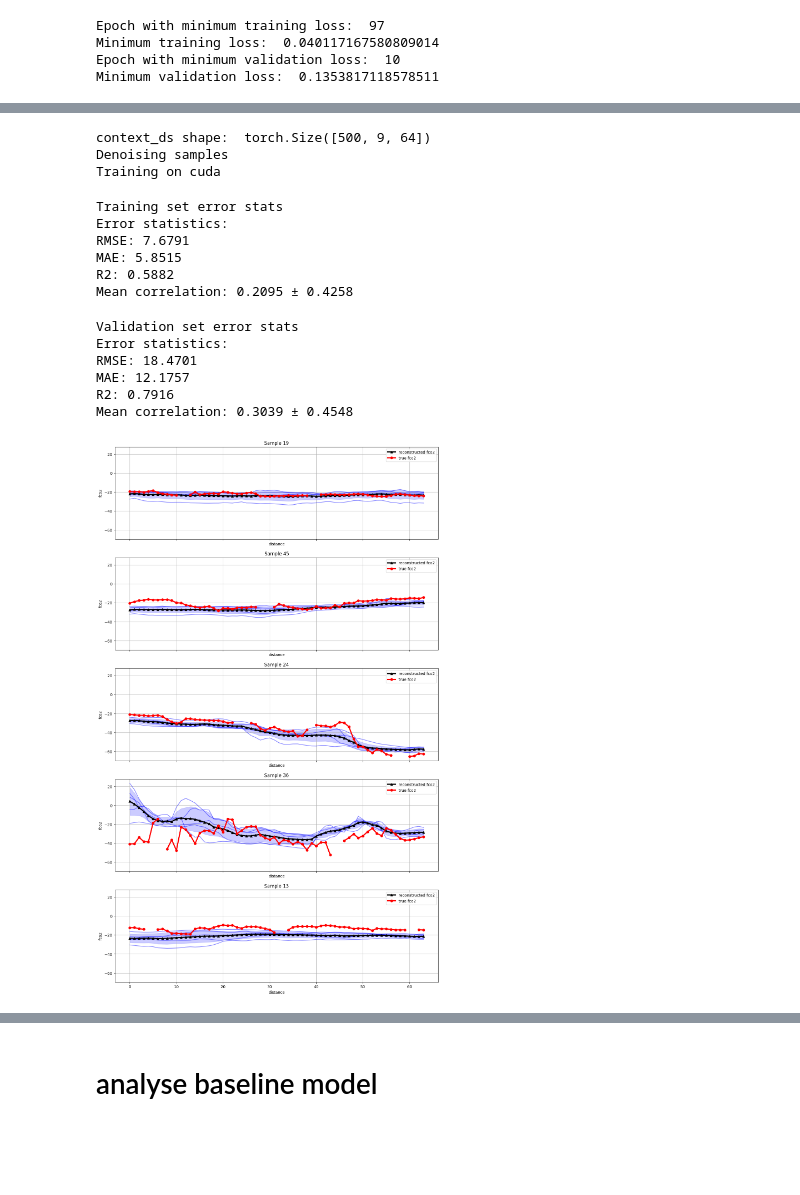
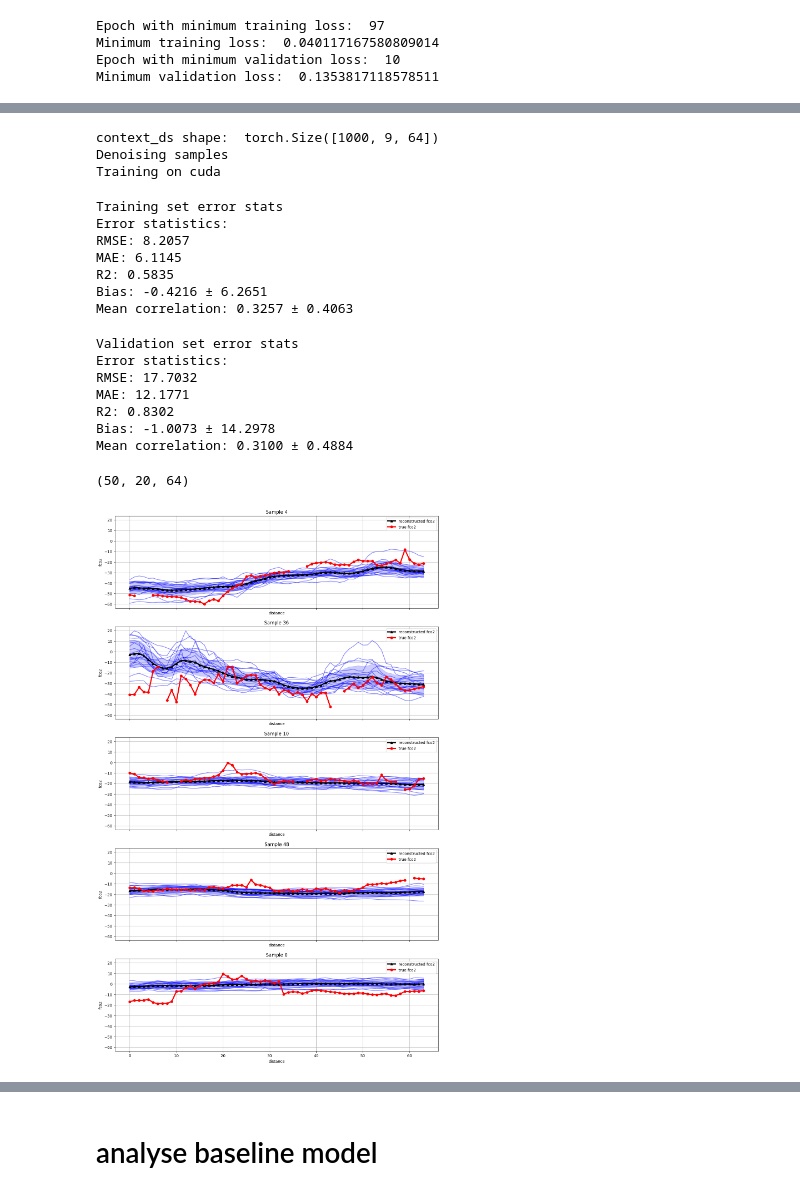
Before and after one commit to ebrusoni/fco2diffusion, a Jupyter notebook: training/loss_analysis.ipynb, the cells around one changed output, grey strips where cells are left out. Saved outputs shown, nothing was run; the diff lists cells and outputs as text; code cells hidden in the pictures; blank space fills up the shorter version.

Commit message:
removed normalization in error stats funtion

```diff
--- a/training/loss_analysis.ipynb
+++ b/training/loss_analysis.ipynb
@@ -42,7 +57,8 @@ from fco2models.utraining import prepare_segment_ds, normalize_dss, get_stats
 predictors = params['predictors']
 train_ds, val_ds = prepare_segment_ds([train_df, val_df], predictors)
 train_stats = get_stats(train_ds)
-train_ds, val_ds = normalize_dss([train_ds, val_ds], train_stats, params['mode'], ignore=[7,8,9])
+np.random.shuffle(val_ds)
+train_ds_norm, val_ds_norm = normalize_dss([train_ds.copy(), val_ds.copy()], train_stats, params['mode'], ignore=[7,8,9])
 stats = {'train_means': train_stats['means'],
          'train_stds': train_stats['stds'],
          'train_mins': train_stats['mins'],
@@ -97,8 +111,8 @@ assert np.allclose(train_stats['mins'], params['train_mins'])
 assert np.allclose(train_stats['means'], params['train_means'])
 assert np.allclose(train_stats['stds'], params['train_stds'])
 # %%
-n_rec = 5
-n_samples = 1000
+n_rec = 20
+n_samples = 50
 # %%
 from fco2models.utraining import full_denoise
 from torch.utils.data import Dataset, DataLoader
@@ -127,5 +141,5 @@ np.nanmean(val_samples_norm, axis=(0,2)),np.nanmean(val_ds[:, 0:1, :], axis=(0,2
 # %%
-train_context = train_ds[:n_samples, 1:, :]
+train_context = train_ds_norm[:n_samples, 1:, :]
 train_context_ds = torch.from_numpy(np.repeat(train_context, n_rec, axis=0)).float()
 print("context_ds shape: ", train_context_ds.shape)
 train_context_loader = DataLoader(train_context_ds, batch_size=128, shuffle=False)
@@ -135,55 +149,69 @@ with torch.no_grad():
     print("Denoising samples")
     train_samples_norm = full_denoise(model, noise_scheduler, train_context_loader, jump=20)
 # %% [output]
-context_ds shape:  torch.Size([500, 9, 64])
+context_ds shape:  torch.Size([1000, 9, 64])
 Denoising samples
 Training on cuda
 # %%
-from fco2models.ueval import get_error_stats
+from fco2models.ueval import get_error_stats, rescale
 # get error stats for the training set
 print("Training set error stats")
-train_samples, train_ds_scaled = get_error_stats(
-    train_samples_norm.reshape(n_samples, n_rec, 64),
-    train_ds[:n_samples, 0:1, :],
-    stats,
-    mode='min_max')
+train_samples = rescale(
+    train_samples_norm.copy(), stats, params['mode']
+    ).reshape(n_samples, n_rec, -1)
+train_error_dict = get_error_stats(
+    train_samples,
+    train_ds[:n_samples, 0:1, :]
+    )
 # %% [output]
 Training set error stats
 Error statistics:
-RMSE: 7.6791
-MAE: 5.8515
-R2: 0.5882
-Mean correlation: 0.2095 ± 0.4258
+RMSE: 8.2057
+MAE: 6.1145
+R2: 0.5835
+Bias: -0.4216 ± 6.2651
+Mean correlation: 0.3257 ± 0.4063
 # %%
-from fco2models.ueval import get_error_stats
+from fco2models.ueval import get_error_stats, rescale
 # calculate the error statistics for the validation set
 print("Validation set error stats")
-val_samples, val_ds_scaled = get_error_stats(
-    val_samples_norm.reshape(n_samples, n_rec, 64),
-    val_ds[:n_samples, 0:1, :],
-    stats,
-    mode='min_max')
+val_samples = rescale(
+    val_samples_norm.copy(), stats, params['mode']
+    ).reshape(val_samples_norm.shape)
+# val_ds_scaled = rescale(
+#     val_ds.copy(), stats, params['mode']
+#     ).reshape(val_ds.shape)
+val_samples = val_samples.reshape(n_samples, n_rec, -1)
+val_error_dict = get_error_stats(
+    val_samples,
+    val_ds[:n_samples, 0:1, :]
+    )
 # %% [output]
 Validation set error stats
 Error statistics:
-RMSE: 18.4701
-MAE: 12.1757
-R2: 0.7916
-Mean correlation: 0.3039 ± 0.4548
+RMSE: 17.7032
+MAE: 12.1771
+R2: 0.8302
+Bias: -1.0073 ± 14.2978
+Mean correlation: 0.3100 ± 0.4884
+# %%
+train_samples.shape
+# %% [output]
+(50, 20, 64)
 # %%
 from fco2models.ueval import plot_samples
 import matplotlib.pyplot as plt
 
 ixs = np.random.choice(np.arange(0, n_samples), 5, replace=False)
 fig, axs = plt.subplots(len(ixs), 1, figsize=(15, len(ixs)*5), sharex=True, sharey=True)
 for i, ax in zip(ixs, axs):
     samples = train_samples[i, :, :]
-    truth = train_ds_scaled[i, 0, :]
+    truth = train_ds[i, 0, :]
     plot_samples(ax, samples, truth, title=f"Sample {i}")
 
 plt.show()
 # %% [output]
-[figure, old version]
+[figure, new version]
 # %%
 from fco2models.ueval import plot_samples
 import matplotlib.pyplot as plt
```
Also changed, not shown: parts of 7 cells of this notebook, 1 other file.
